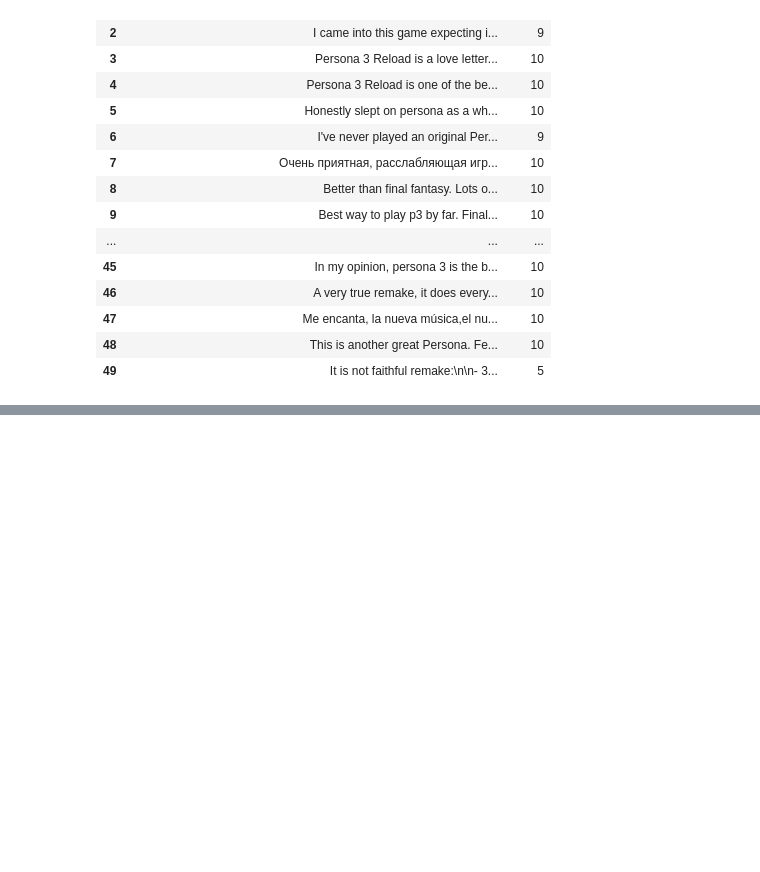
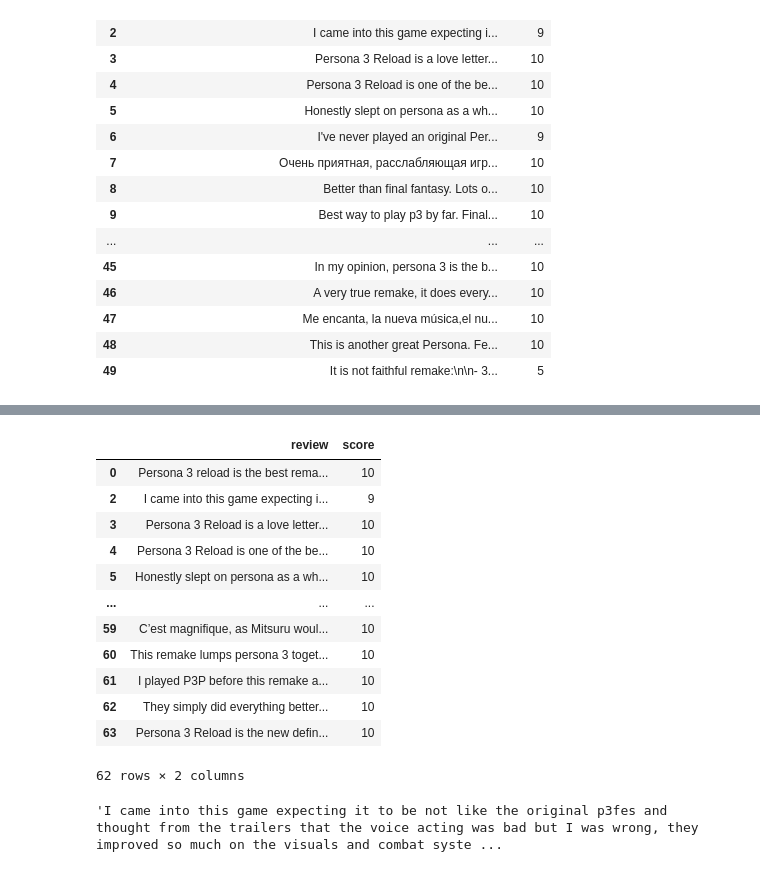
Before and after one commit to karol-pa/Webscraping_and_semantic_analysis, a Jupyter notebook: main.ipynb, the cells around one changed output, grey strips where cells are left out. Cells and saved outputs as stored; diff of their text form; code cells hidden in the pictures; blank space fills up the shorter version.

```diff
--- a/main.ipynb
+++ b/main.ipynb
@@ -199,0 +201,20 @@ test[test.duplicated(keep='first')]
+# %%
+user_reviews.drop( user_reviews.query("review=='[SPOILER ALERT: This review contains spoilers.]'").index )
+# %% [output]
+|  | review | score |
+| 0 | Persona 3 reload is the best rema... | 10 |
+| 2 | I came into this game expecting i... | 9 |
+| 3 | Persona 3 Reload is a love letter... | 10 |
+| 4 | Persona 3 Reload is one of the be... | 10 |
+| 5 | Honestly slept on persona as a wh... | 10 |
+| ... | ... | ... |
+| 59 | C’est magnifique, as Mitsuru woul... | 10 |
+| 60 | This remake lumps persona 3 toget... | 10 |
+| 61 | I played P3P before this remake a... | 10 |
+| 62 | They simply did everything better... | 10 |
+| 63 | Persona 3 Reload is the new defin... | 10 |
+62 rows × 2 columns
+# %%
+user_reviews['review'][2]
+# %% [output]
+'I came into this game expecting it to be not like the original p3fes and thought from the trailers that the voice acting was bad but I was wrong, they improved so much on the visuals and combat syste ...
```
Also changed, not shown: parts of 14 cells of this notebook.
